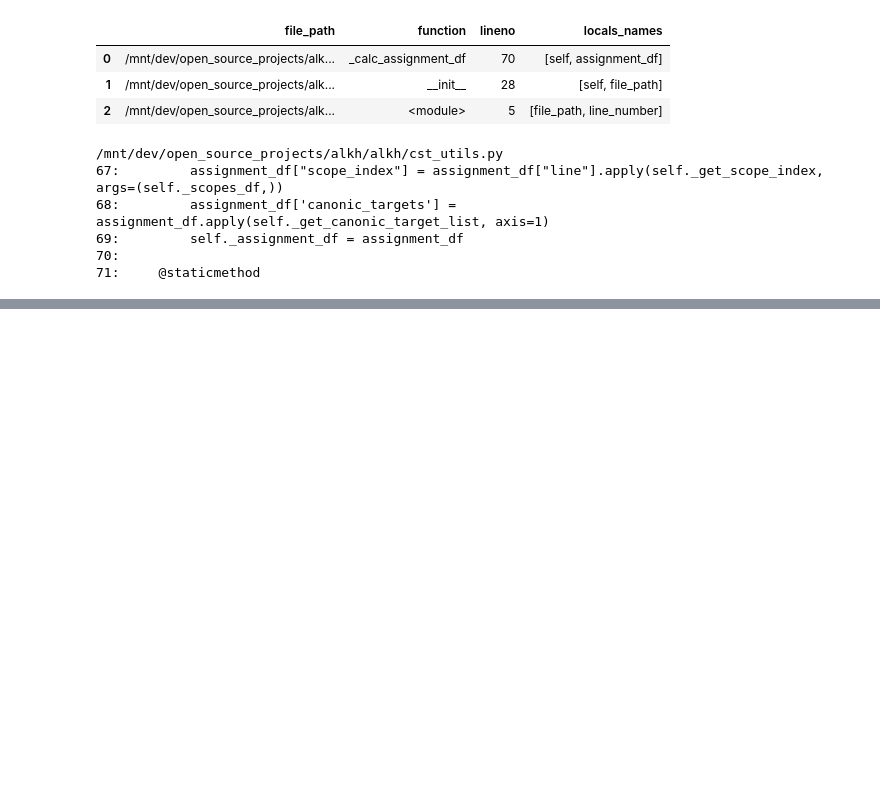
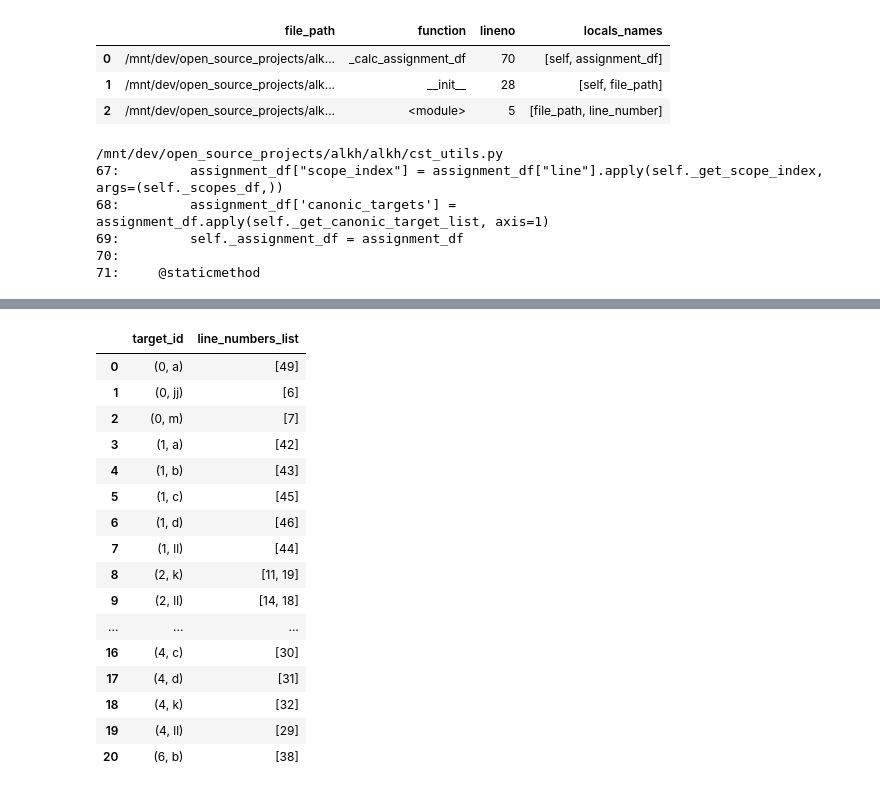
Before and after one commit to erez-aharonov/alkh, a Jupyter notebook: notebooks/3ed92dc952994f4590394120515753ad.ipynb, the cells around one changed output, grey strips where cells are left out. Cells and saved outputs as stored; diff of their text form; code cells hidden in the pictures; blank space fills up the shorter version.

```diff
--- a/notebooks/3ed92dc952994f4590394120515753ad.ipynb
+++ b/notebooks/3ed92dc952994f4590394120515753ad.ipynb
@@ -247,0 +288,23 @@ assignment_df
+# %%
+c['target_id'] = c.apply(lambda x: (x['scope_index'], x['main_id']), axis=1)
+# %%
+target_id_to_line_numbers_df = c[['target_id', 'line_number']].rename(columns={'line_number': 'line_numbers_list'}).copy()
+target_id_to_line_numbers_df
+# %% [output]
+|  | target_id | line_numbers_list |
+| 0 | (0, a) | [49] |
+| 1 | (0, jj) | [6] |
+| 2 | (0, m) | [7] |
+| 3 | (1, a) | [42] |
+| 4 | (1, b) | [43] |
+| 5 | (1, c) | [45] |
+| 6 | (1, d) | [46] |
+| 7 | (1, ll) | [44] |
+| 8 | (2, k) | [11, 19] |
+| 9 | (2, ll) | [14, 18] |
+| ... | ... | ... |
+| 16 | (4, c) | [30] |
+| 17 | (4, d) | [31] |
+| 18 | (4, k) | [32] |
+| 19 | (4, ll) | [29] |
+| 20 | (6, b) | [38] |
```
Also changed, not shown: parts of 20 cells of this notebook, 6 other files.
